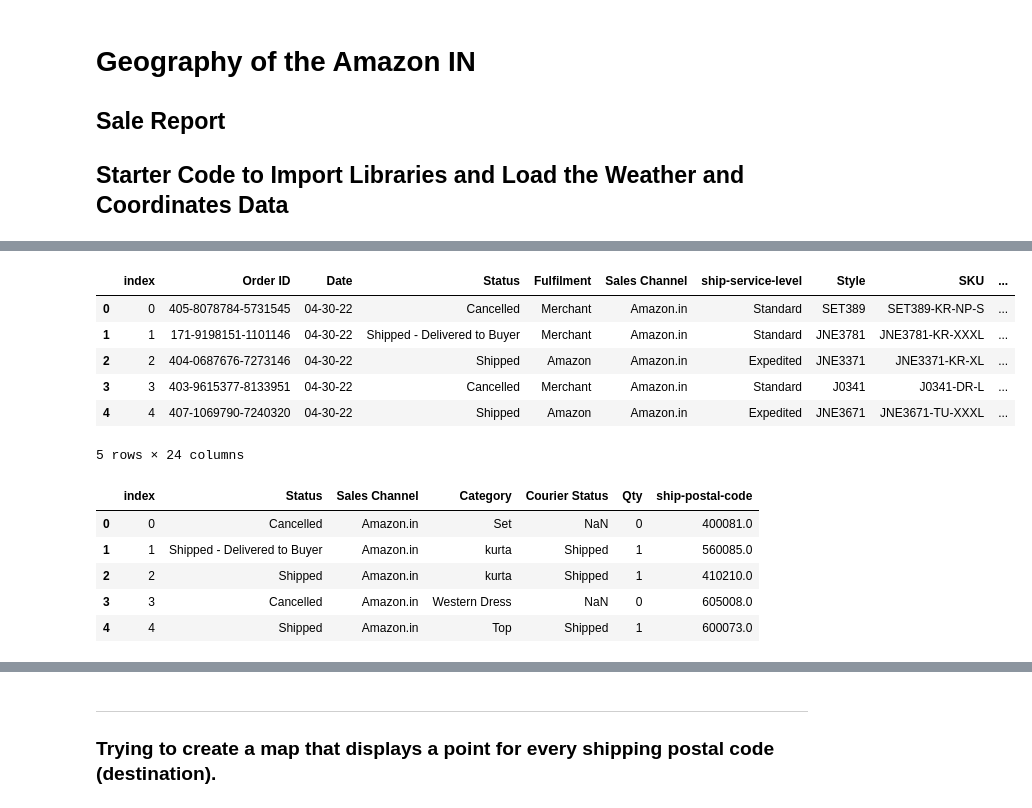
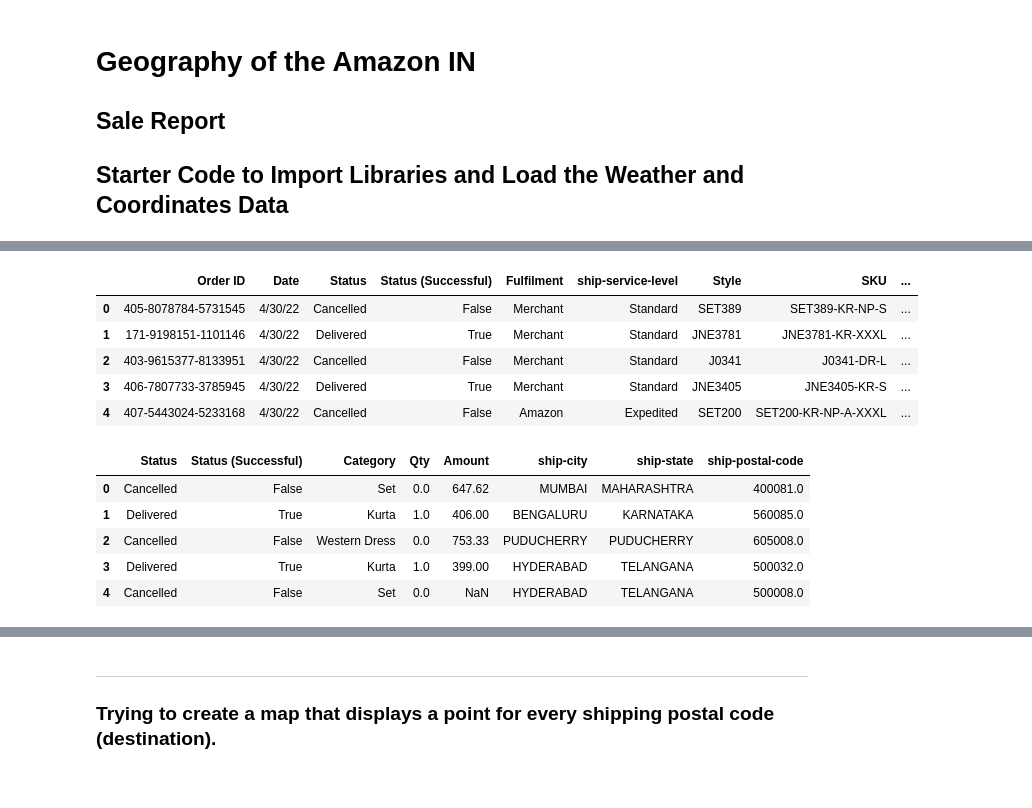
Before and after one commit to brianna-mitri/project-1, a Jupyter notebook: MS_Work/geography.ipynb, the cells around one changed output, grey strips where cells are left out. Cells and saved outputs as stored; diff of their text form; code cells hidden in the pictures.

```diff
--- a/MS_Work/geography.ipynb
+++ b/MS_Work/geography.ipynb
@@ -21,28 +21,26 @@ from api_keys import geoapify_key
 [interactive output not drawn]
 # %%
 # Load the CSV file into a Pandas DataFrame
-# zipcode_df = pd.read_csv("../Amazon Sale Report.csv")
-zipcode_df = pd.read_csv("Amazon_Sale_Report.csv")
+zipcode_df = pd.read_csv("../output/cleaned_Amazon Sale Report_COPY.csv")
 coordinates_df = pd.read_csv("India_States-UTs.csv")
 
 # Display sample data
 zipcode_df.head()
 # %% [output]
-|  | index | Order ID | Date | Status | Fulfilment | Sales Channel | ship-service-level | Style | SKU | ... |
-| 0 | 0 | 405-8078784-5731545 | 04-30-22 | Cancelled | Merchant | Amazon.in | Standard | SET389 | SET389-KR-NP-S | ... |
-| 1 | 1 | 171-9198151-1101146 | 04-30-22 | Shipped - Delivered to Buyer | Merchant | Amazon.in | Standard | JNE3781 | JNE3781-KR-XXXL | ... |
-| 2 | 2 | 404-0687676-7273146 | 04-30-22 | Shipped | Amazon | Amazon.in | Expedited | JNE3371 | JNE3371-KR-XL | ... |
-| 3 | 3 | 403-9615377-8133951 | 04-30-22 | Cancelled | Merchant | Amazon.in | Standard | J0341 | J0341-DR-L | ... |
-| 4 | 4 | 407-1069790-7240320 | 04-30-22 | Shipped | Amazon | Amazon.in | Expedited | JNE3671 | JNE3671-TU-XXXL | ... |
+|  | Order ID | Date | Status | Status (Successful) | Fulfilment | ship-service-level | Style | SKU | ... |
+| 0 | 405-8078784-5731545 | 4/30/22 | Cancelled | False | Merchant | Standard | SET389 | SET389-KR-NP-S | ... |
+| 1 | 171-9198151-1101146 | 4/30/22 | Delivered | True | Merchant | Standard | JNE3781 | JNE3781-KR-XXXL | ... |
+| 2 | 403-9615377-8133951 | 4/30/22 | Cancelled | False | Merchant | Standard | J0341 | J0341-DR-L | ... |
+| 3 | 406-7807733-3785945 | 4/30/22 | Delivered | True | Merchant | Standard | JNE3405 | JNE3405-KR-S | ... |
+| 4 | 407-5443024-5233168 | 4/30/22 | Cancelled | False | Amazon | Expedited | SET200 | SET200-KR-NP-A-XXXL | ... |
-5 rows × 24 columns
 # %%
-zipcode_df.drop(['Order ID', 'Date', 'Fulfilment', 'ship-service-level', 'Style', 'SKU', 'currency', 'Amount', 'ship-city', 'ship-state', 'ship-country', 'promotion-ids', 'B2B', 'fulfilled-by', 'Unnamed: 22', 'Style', 'SKU', 'Size', 'ASIN' ],axis=1, inplace=True)
+zipcode_df.drop(['Order ID', 'Date', 'Fulfilment', 'ship-service-level', 'Style', 'SKU', 'Size', 'ASIN', 'promotion-ids'],axis=1, inplace=True)
 zipcode_df.head()
 # %% [output]
-|  | index | Status | Sales Channel | Category | Courier Status | Qty | ship-postal-code |
-| 0 | 0 | Cancelled | Amazon.in | Set | NaN | 0 | 400081.0 |
-| 1 | 1 | Shipped - Delivered to Buyer | Amazon.in | kurta | Shipped | 1 | 560085.0 |
-| 2 | 2 | Shipped | Amazon.in | kurta | Shipped | 1 | 410210.0 |
-| 3 | 3 | Cancelled | Amazon.in | Western Dress | NaN | 0 | 605008.0 |
-| 4 | 4 | Shipped | Amazon.in | Top | Shipped | 1 | 600073.0 |
+|  | Status | Status (Successful) | Category | Qty | Amount | ship-city | ship-state | ship-postal-code |
+| 0 | Cancelled | False | Set | 0.0 | 647.62 | MUMBAI | MAHARASHTRA | 400081.0 |
+| 1 | Delivered | True | Kurta | 1.0 | 406.00 | BENGALURU | KARNATAKA | 560085.0 |
+| 2 | Cancelled | False | Western Dress | 0.0 | 753.33 | PUDUCHERRY | PUDUCHERRY | 605008.0 |
+| 3 | Delivered | True | Kurta | 1.0 | 399.00 | HYDERABAD | TELANGANA | 500032.0 |
+| 4 | Cancelled | False | Set | 0.0 | NaN | HYDERABAD | TELANGANA | 500008.0 |
 # %%
```
Also changed, not shown: parts of 18 cells of this notebook, 4 other files.
